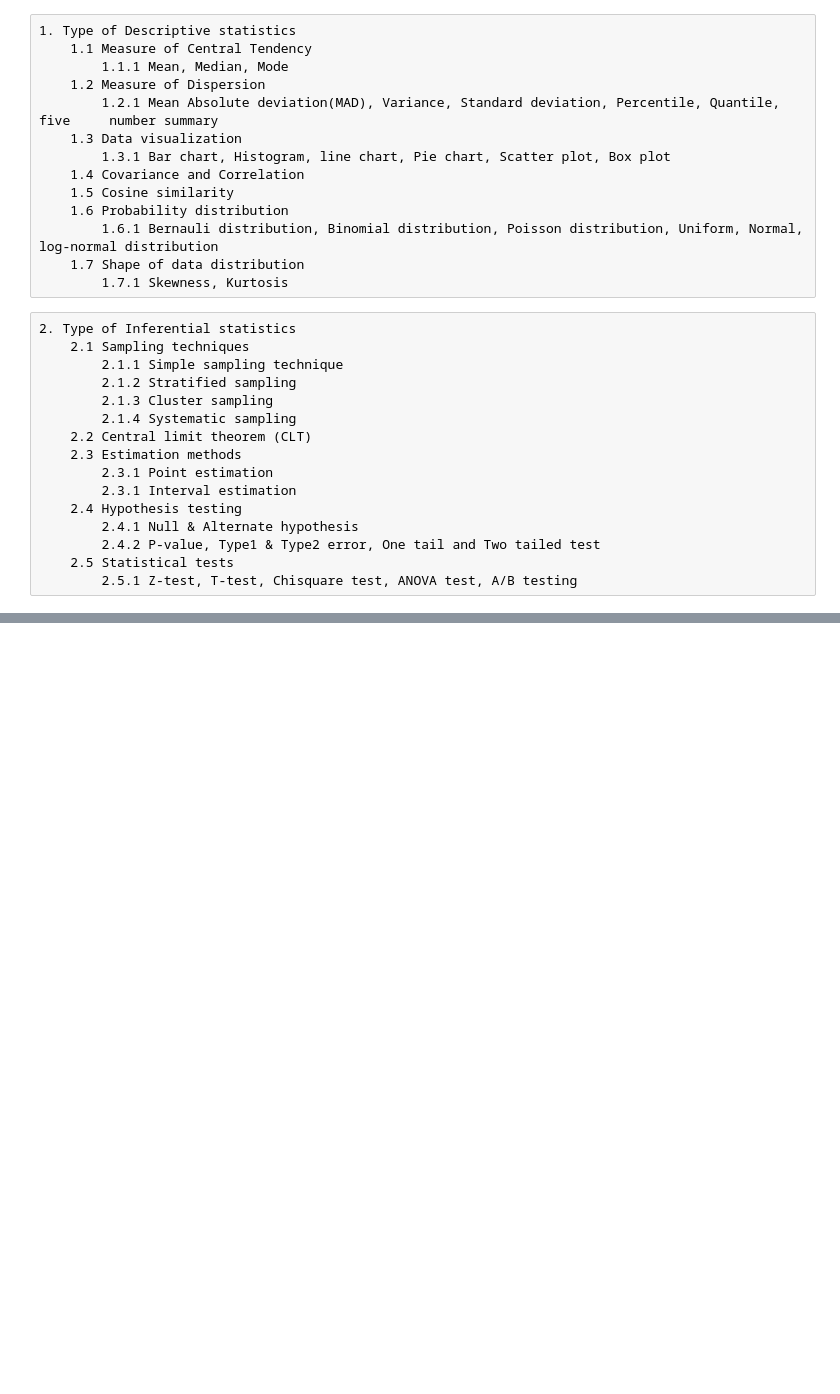
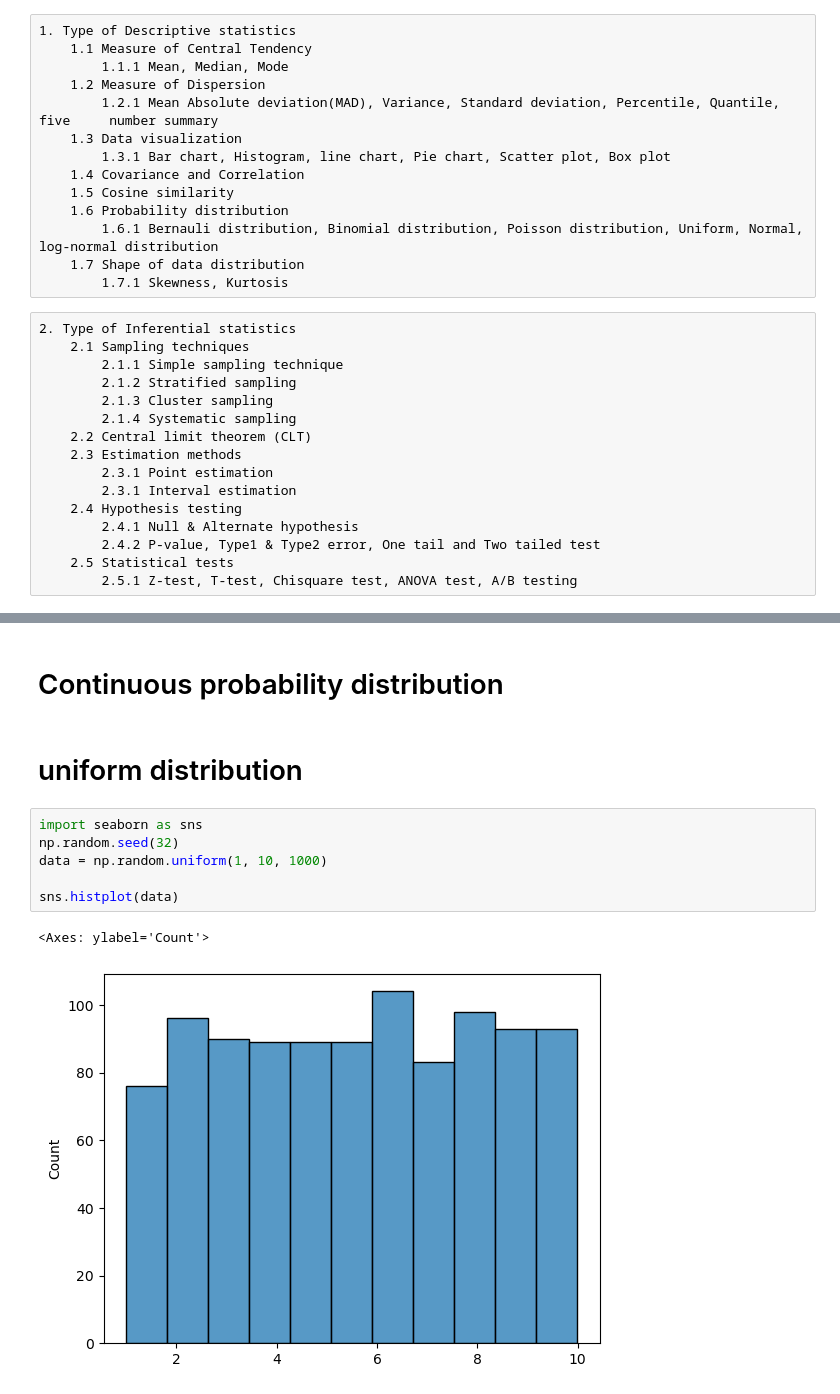
Before and after one commit to puneet-cs/DA22_DataAnalytics, a Jupyter notebook: DA22_Statistics.ipynb, the cells around one changed output, grey strips where cells are left out. Cells and saved outputs as stored; diff of their text form; blank space fills up the shorter version.

```diff
--- a/DA22_Statistics.ipynb
+++ b/DA22_Statistics.ipynb
@@ -219,0 +422,13 @@ print(np.linalg.inv(A))
+# %% [markdown]
+# Continuous probability distribution
+# %% [markdown]
+# uniform distribution
+# %%
+import seaborn as sns
+np.random.seed(32)
+data = np.random.uniform(1, 10, 1000)
+
+sns.histplot(data)
+# %% [output]
+<Axes: ylabel='Count'>
+[figure, added]
```
Also changed, not shown: parts of 78 cells of this notebook.
